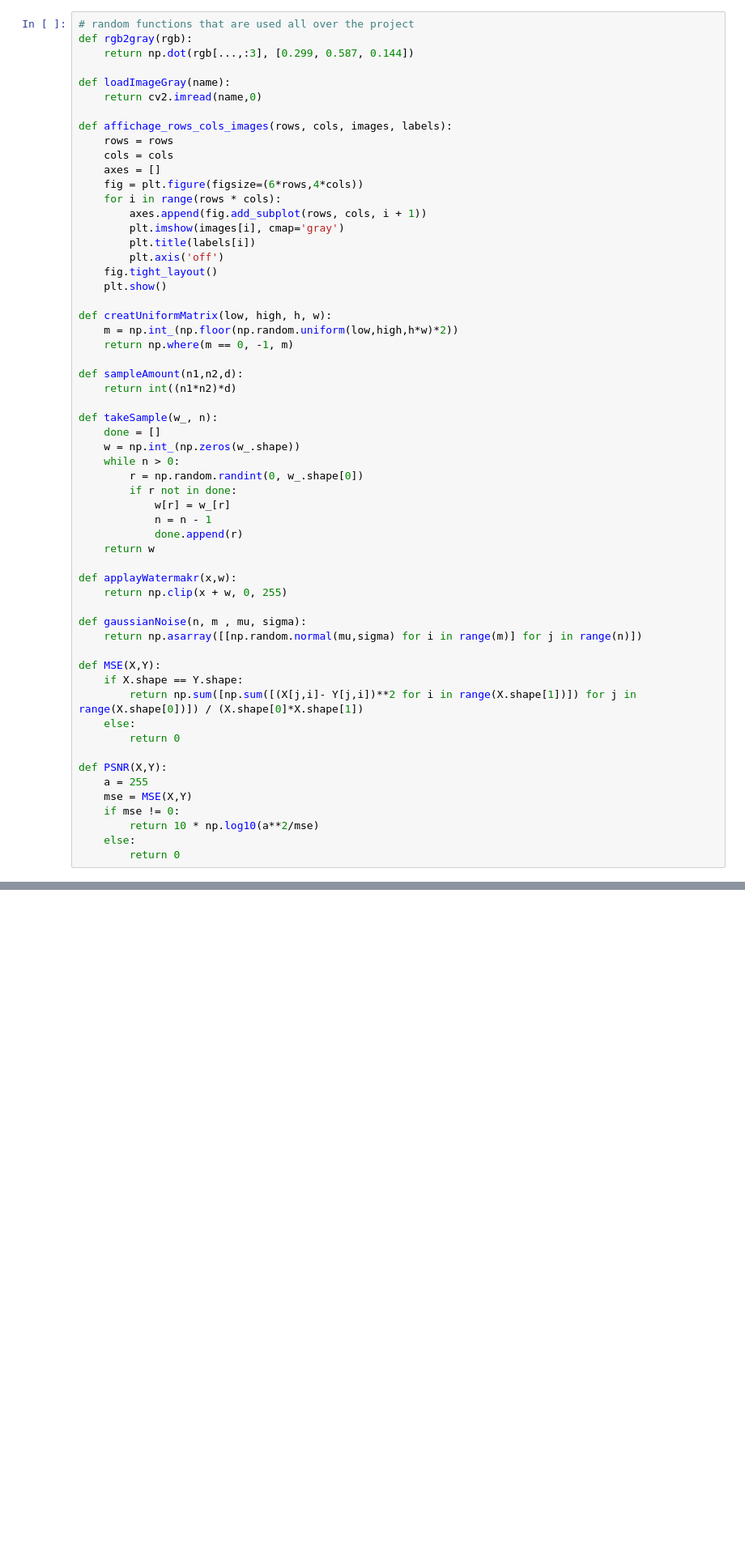
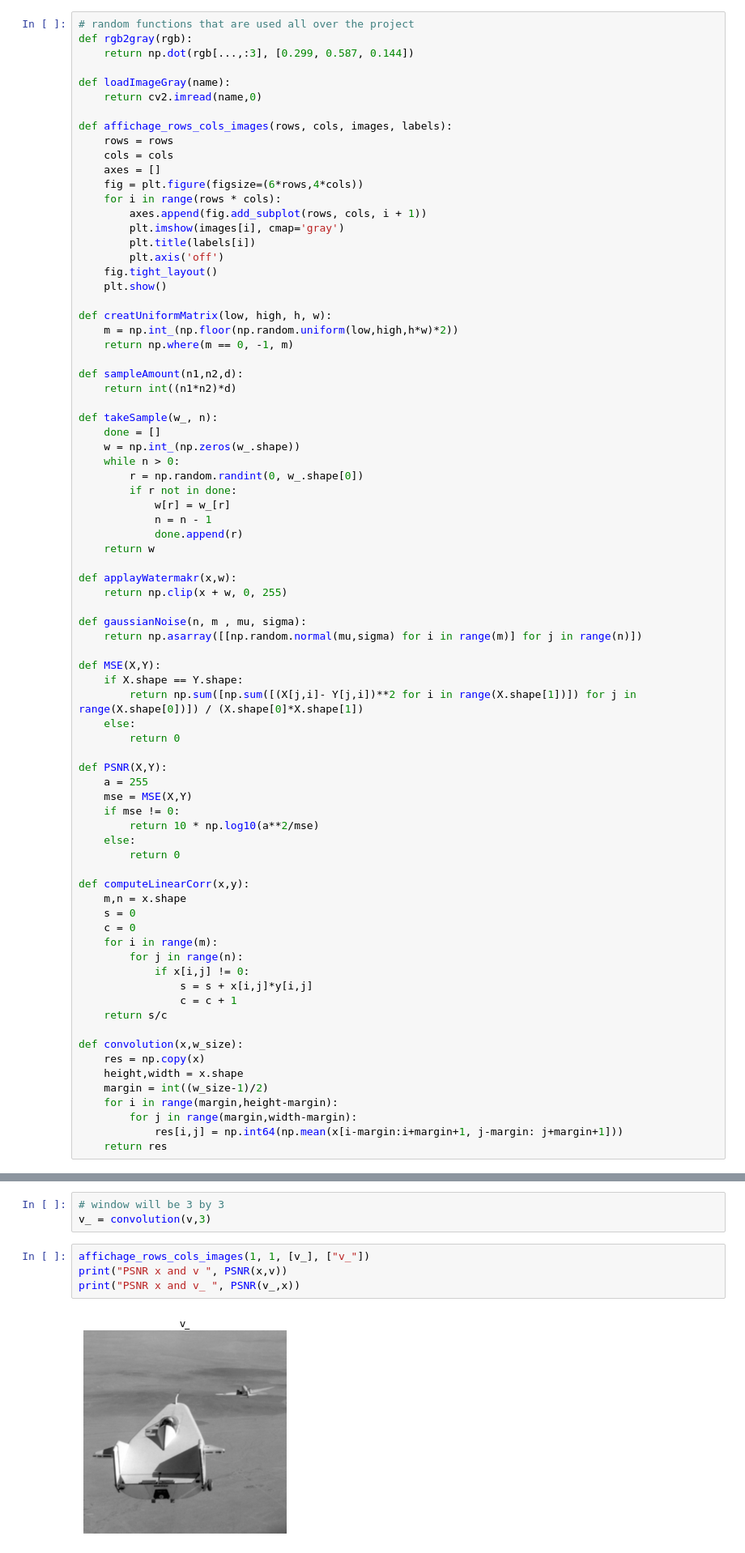
Before and after one commit to Joao-Quinta/master_cours_choix, a Jupyter notebook: securite_multimedia/tp/tp4/TP4_CostadaQuinta_JoaoFilipe.ipynb, the cells around one changed output, grey strips where cells are left out. Shown: that part at 81% size. Drawn from its saved outputs; the diff is of its cells as text; blank space fills up the shorter version.

```diff
--- a/securite_multimedia/tp/tp4/TP4_CostadaQuinta_JoaoFilipe.ipynb
+++ b/securite_multimedia/tp/tp4/TP4_CostadaQuinta_JoaoFilipe.ipynb
@@ -72,6 +73,26 @@ def PSNR(X,Y):
         return 10 * np.log10(a**2/mse)
     else:
         return 0
+
+def computeLinearCorr(x,y):
+    m,n = x.shape
+    s = 0
+    c = 0
+    for i in range(m):
+        for j in range(n):
+            if x[i,j] != 0:
+                s = s + x[i,j]*y[i,j]
+                c = c + 1
+    return s/c
+
+def convolution(x,w_size):
+    res = np.copy(x)
+    height,width = x.shape
+    margin = int((w_size-1)/2)
+    for i in range(margin,height-margin):
+        for j in range(margin,width-margin):
+            res[i,j] = np.int64(np.mean(x[i-margin:i+margin+1, j-margin: j+margin+1]))
+    return res
 # %% [markdown]
 ### 1 - watermark embedding and channel modeling
 # %%
@@ -117,0 +141,9 @@ w_h = v-x
+# %%
+# window will be 3 by 3
+v_ = convolution(v,3)
+# %%
+affichage_rows_cols_images(1, 1, [v_], ["v_"])
+print("PSNR x and v ", PSNR(x,v))
+print("PSNR x and v_ ", PSNR(v_,x))
+# %% [output]
+[figure, added]
```
Also changed, not shown: parts of 12 cells of this notebook, 8 other files.
